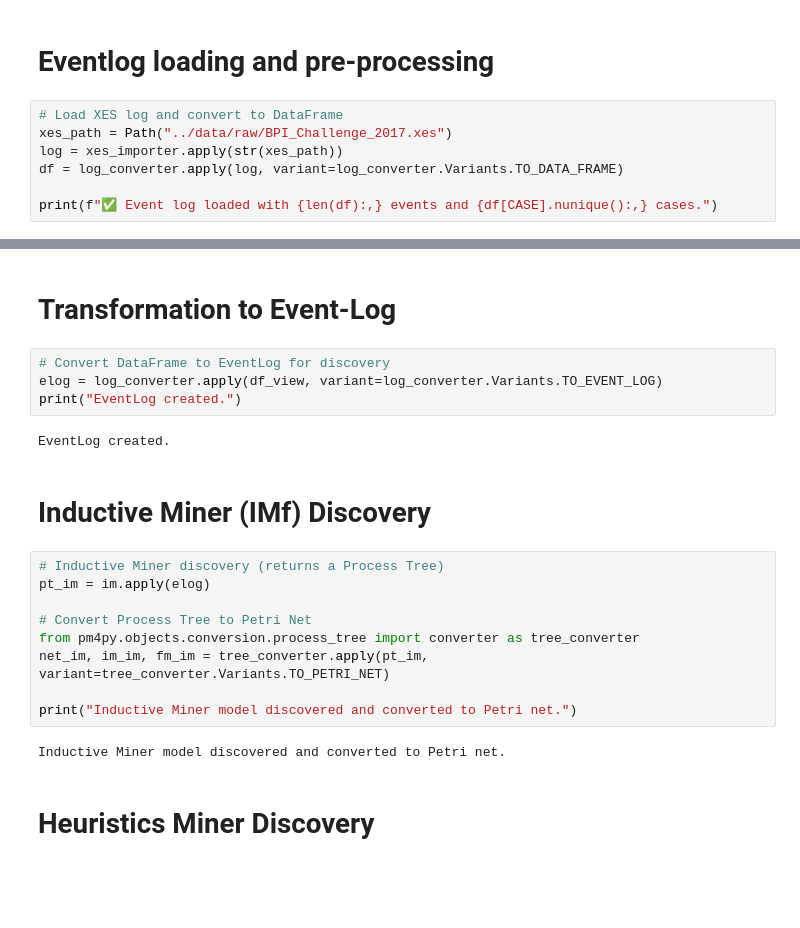
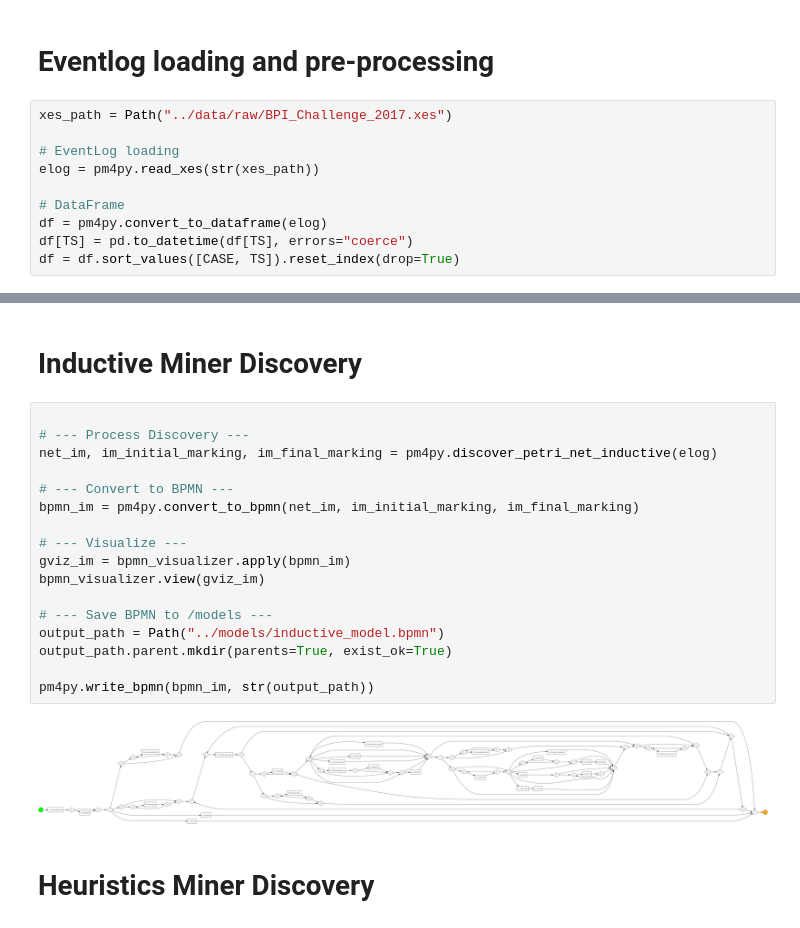
Before and after one commit to mertcanbesler/Business-Process-Prediction-Simulation-and-Optimization---Assignment-1, a Jupyter notebook: notebooks/03_model_creation_validation.ipynb, the cells around one changed output, grey strips where cells are left out. Drawn from its saved outputs; the diff is of its cells as text; blank space fills up the shorter version.

Commit message:
Model Creatiom 2.0

```diff
--- a/notebooks/03_model_creation_validation.ipynb
+++ b/notebooks/03_model_creation_validation.ipynb
@@ -35,9 +16,12 @@ LIFE = "lifecycle:transition"
 # %% [markdown]
 # Eventlog loading and pre-processing
 # %%
-# Load XES log and convert to DataFrame
 xes_path = Path("../data/raw/BPI_Challenge_2017.xes")
-log = xes_importer.apply(str(xes_path))
-df = log_converter.apply(log, variant=log_converter.Variants.TO_DATA_FRAME)
 
-print(f"✅ Event log loaded with {len(df):,} events and {df[CASE].nunique():,} cases.")
+# EventLog loading
+elog = pm4py.read_xes(str(xes_path))
+
+# DataFrame
+df = pm4py.convert_to_dataframe(elog)
+df[TS] = pd.to_datetime(df[TS], errors="coerce")
+df = df.sort_values([CASE, TS]).reset_index(drop=True)
@@ -67,24 +28,24 @@ Events in view: 475,306 | Cases: 31,509
-# %% [markdown]
-# Transformation to Event-Log
-# %%
-# Convert DataFrame to EventLog for discovery
-elog = log_converter.apply(df_view, variant=log_converter.Variants.TO_EVENT_LOG)
-print("EventLog created.")
-# %% [output]
-EventLog created.
 # %% [markdown]
-# Inductive Miner (IMf) Discovery
+# Inductive Miner Discovery
 # %%
-# Inductive Miner discovery (returns a Process Tree)
-pt_im = im.apply(elog)
 
-# Convert Process Tree to Petri Net
-from pm4py.objects.conversion.process_tree import converter as tree_converter
-net_im, im_im, fm_im = tree_converter.apply(pt_im, variant=tree_converter.Variants.TO_PETRI_NET)
+# --- Process Discovery ---
+net_im, im_initial_marking, im_final_marking = pm4py.discover_petri_net_inductive(elog)
 
-print("Inductive Miner model discovered and converted to Petri net.")
+# --- Convert to BPMN ---
+bpmn_im = pm4py.convert_to_bpmn(net_im, im_initial_marking, im_final_marking)
+
+# --- Visualize ---
+gviz_im = bpmn_visualizer.apply(bpmn_im)
+bpmn_visualizer.view(gviz_im)
+
+# --- Save BPMN to /models ---
+output_path = Path("../models/inductive_model.bpmn")
+output_path.parent.mkdir(parents=True, exist_ok=True)
+
+pm4py.write_bpmn(bpmn_im, str(output_path))
 # %% [output]
-Inductive Miner model discovered and converted to Petri net.
+[figure, added]
 # %% [markdown]
 # Heuristics Miner Discovery
 # %%
```
Also changed, not shown: parts of 24 cells of this notebook, 3 other files.
